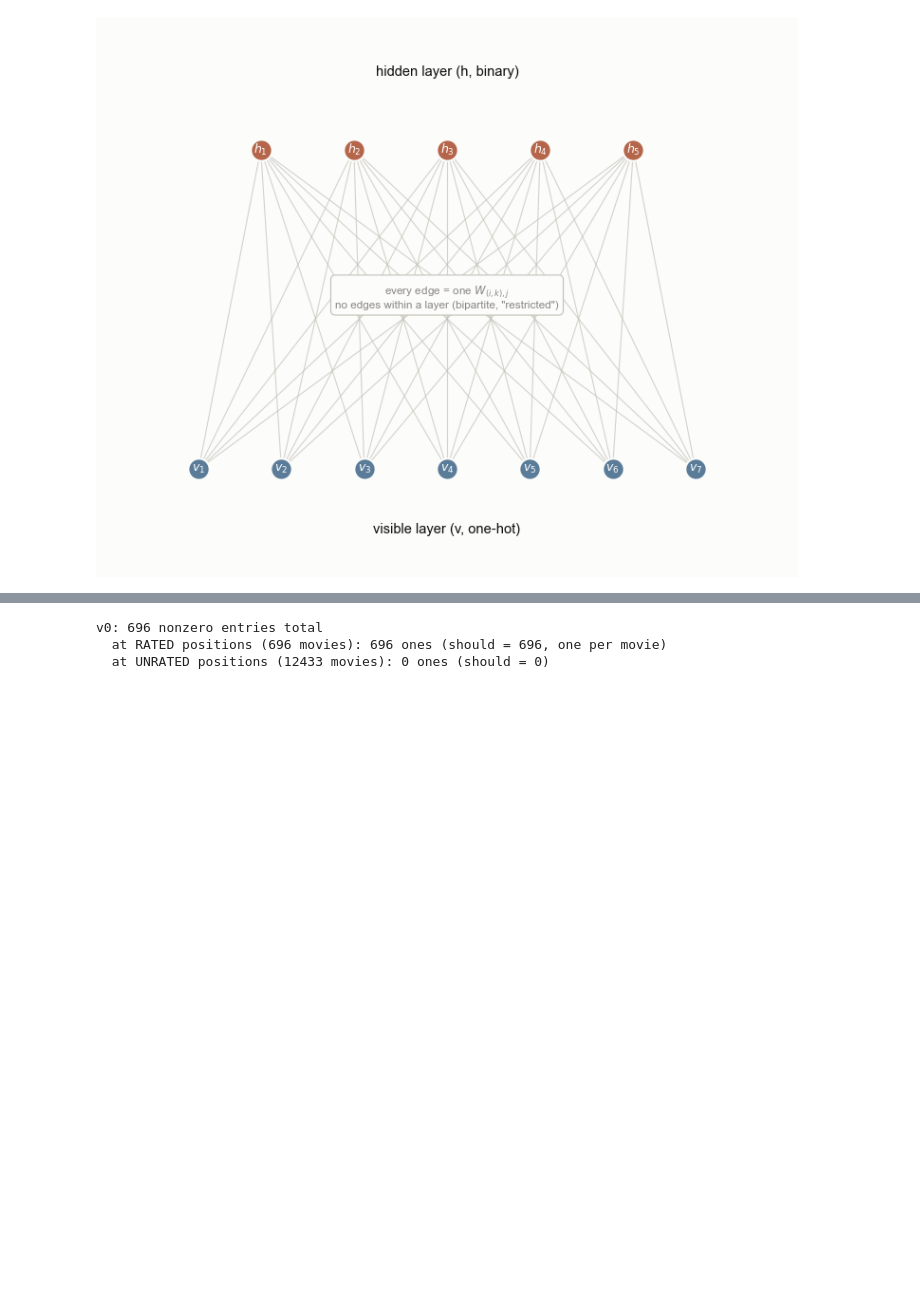
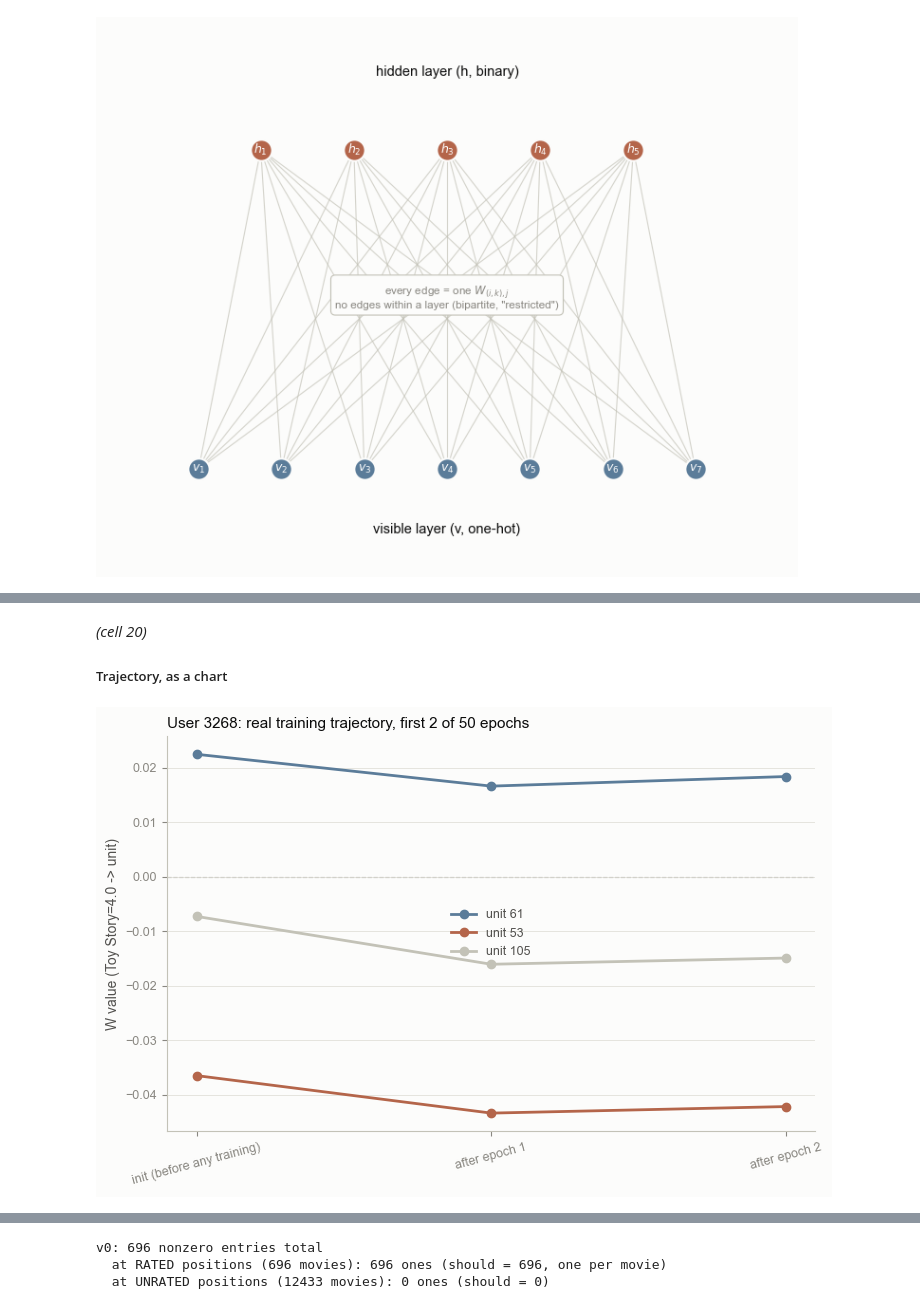
Before and after one commit to yixuan116/MovieLens-with-Restricted-Boltzmann-machine, a Jupyter notebook: notebooks/21_energy_single_user_demo_5k.ipynb, the cells around one changed output, grey strips where cells are left out. Cells and saved outputs as stored; diff of their text form; code cells hidden in the pictures; blank space fills up the shorter version.

```diff
--- a/notebooks/21_energy_single_user_demo_5k.ipynb
+++ b/notebooks/21_energy_single_user_demo_5k.ipynb
@@ -287 +489,39 @@ plt.show()
+# %% [markdown]
+*(cell 20)*
+
+##### Trajectory, as a chart
+# %%
+# cell 21
+import matplotlib.pyplot as plt
+
+INK_PRIMARY, INK_SECONDARY, INK_MUTED = "#0b0b0b", "#52514e", "#898781"
+GRID, BASELINE, SURFACE = "#e1e0d9", "#c3c2b7", "#fcfcfb"
+plt.rcParams["font.family"] = ["Arial", "Helvetica", "DejaVu Sans"]
+
+palette = {61: "#5b7c99", 53: "#b4654a", 105: "#c3c2b7"}
+x_labels = list(trajectory.keys())
+x = np.arange(len(x_labels))
+
+fig, ax = plt.subplots(figsize=(7.5, 5), facecolor=SURFACE)
+ax.set_facecolor(SURFACE)
+for u in units_ts:
+    y = [trajectory[k][u] for k in x_labels]
+    ax.plot(x, y, color=palette[u], linewidth=2, marker="o", markersize=6, zorder=3, label=f"unit {u}")
+ax.axhline(0, color=INK_MUTED, linewidth=0.8, linestyle="--", zorder=1)
+ax.set_xticks(x)
+ax.set_xticklabels(x_labels, fontsize=9, rotation=15)
+ax.set_ylabel("W value (Toy Story=4.0 -> unit)", color=INK_SECONDARY, fontsize=10)
+ax.set_title(f"User {DEMO_USER_ID}: real training trajectory, first 2 of 50 epochs", color=INK_PRIMARY, fontsize=11, loc="left")
+ax.legend(loc="best", frameon=False, fontsize=9, labelcolor=INK_SECONDARY)
+for s in ("top", "right"):
+    ax.spines[s].set_visible(False)
+for s in ("left", "bottom"):
+    ax.spines[s].set_color(BASELINE)
+ax.tick_params(colors=INK_MUTED, labelsize=9)
+ax.grid(axis="y", color=GRID, linewidth=0.6, zorder=0)
+plt.tight_layout()
+plt.savefig(out_dir / f"user{DEMO_USER_ID}_toystory_weight_training.png", dpi=150, facecolor=SURFACE)
+plt.show()
+# %% [output]
+[figure, added]
 # %% [markdown]
```
Also changed, not shown: parts of 127 cells of this notebook, 24 other files.
